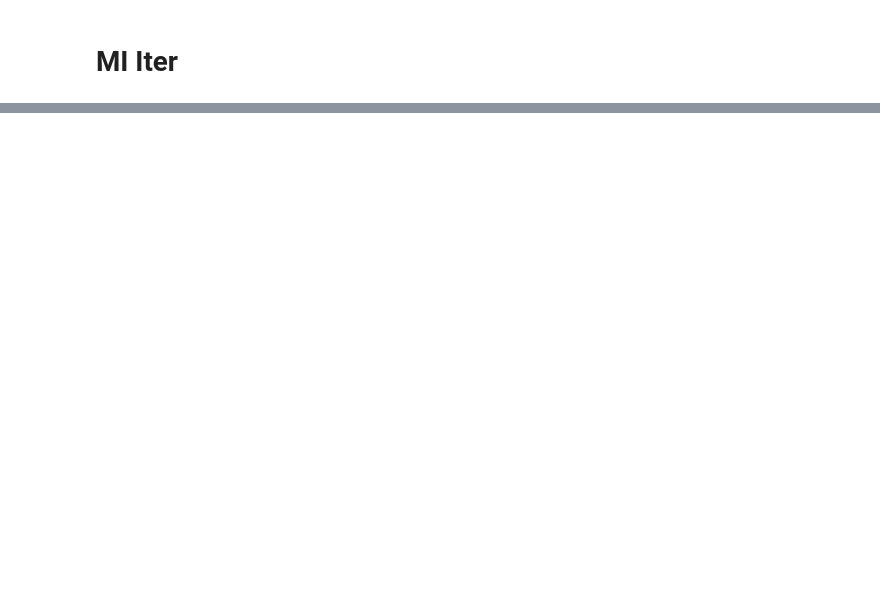
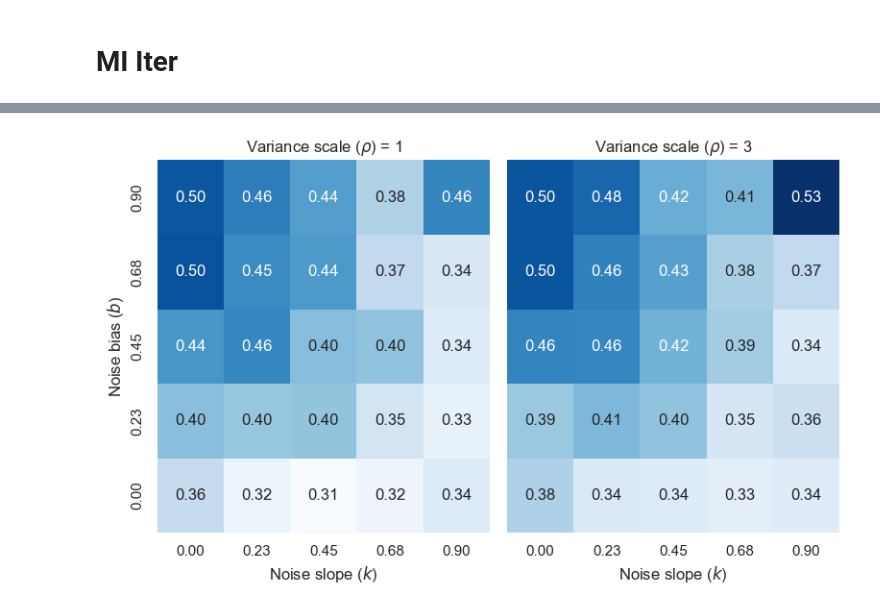
Before and after one commit to KilianFt/LIFT, a Jupyter notebook: notebooks/wandb_results_plots.ipynb, the cells around one changed output, grey strips where cells are left out. Cells and saved outputs as stored; diff of their text form; code cells hidden in the pictures; blank space fills up the shorter version.

```diff
--- a/notebooks/wandb_results_plots.ipynb
+++ b/notebooks/wandb_results_plots.ipynb
@@ -90,0 +169,40 @@ Found 50 runs with the tag 'mi_sweep'.
+# %%
+import matplotlib.pyplot as plt
+import seaborn as sns
+
+fig, axs = plt.subplots(1, 2, figsize=(8, 5), sharey=True)
+
+cmap = 'Blues'
+vmin = df.mean_mae.min()
+vmax = df.mean_mae.max()
+
+df_a1_plot = df_a1.pivot(index='noise', columns='noise_slope', values='mean_mae').sort_index(ascending=False)
+df_a3_plot = df_a3.pivot(index='noise', columns='noise_slope', values='mean_mae').sort_index(ascending=False)
+sns.heatmap(df_a1_plot,
+            annot=True, cbar=False, fmt=".2f", cmap=cmap, ax=axs[0], vmin=vmin, vmax=vmax)
+sns.heatmap(df_a3_plot,
+            annot=True, cbar=False, fmt=".2f", cmap=cmap, ax=axs[1], vmin=vmin, vmax=vmax)
+
+# axs[0].set_title(r"Mean MAE ($\rho=1$)")
+# axs[1].set_title(r"Mean MAE ($\rho=3$)")
+axs[0].set_title(r"Variance scale ($\rho$) = 1")
+axs[1].set_title(r"Variance scale ($\rho$) = 3")
+
+# round ticks
+axs[0].set_xticklabels([f"{x:.2f}" for x in df_a1_plot.index.sort_values()])
+axs[0].set_yticklabels([f"{x:.2f}" for x in df_a1_plot.columns.sort_values(ascending=False)])
+axs[1].set_xticklabels([f"{x:.2f}" for x in df_a3_plot.index.sort_values()])
+
+axs[0].set_xlabel(r"Noise slope ($k$)")
+axs[0].set_ylabel(r"Noise bias ($b$)")
+axs[1].set_xlabel(r"Noise slope ($k$)")
+axs[1].set_ylabel("")
+
+
+plt.tight_layout()
+plt.savefig('../figures/mi_iter_mean_mae.png', dpi=400)
+plt.show()
+
+# TODO make same as others before and add subplot titles
+# %% [output]
+[figure, added]
```
Also changed, not shown: parts of 42 cells of this notebook.
